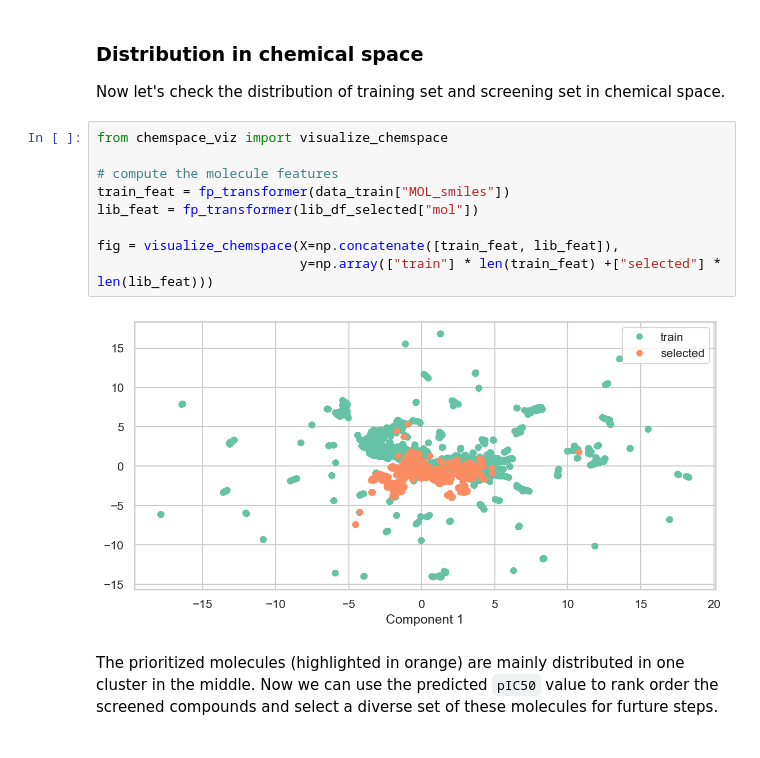
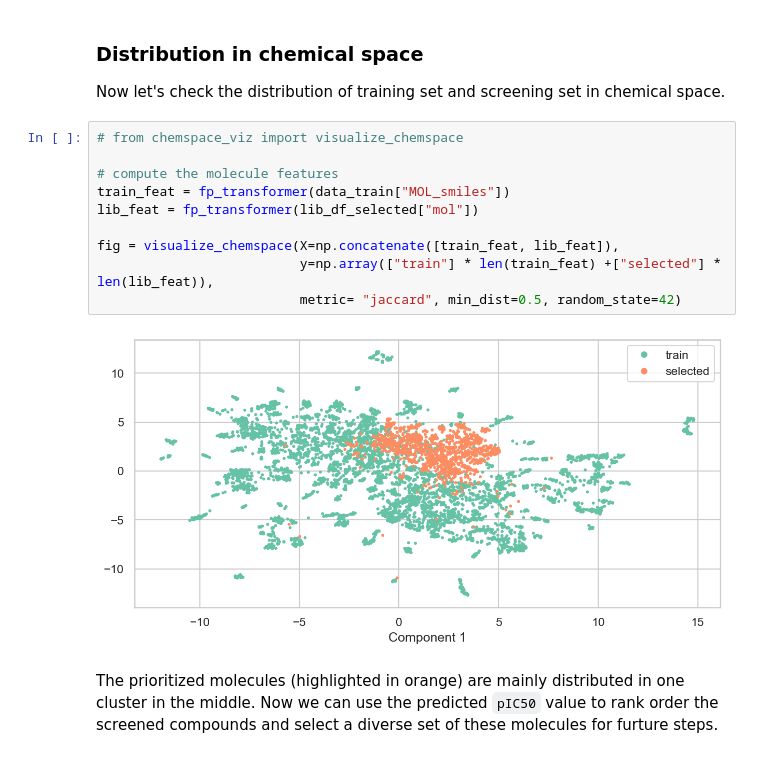
Before and after one commit to valence-labs/mtl_summer_school_2024, a Jupyter notebook: Lab1/01_lab1_code.ipynb, the cells around one changed output. Cells and saved outputs as stored; diff of their text form.

```diff
--- a/Lab1/01_lab1_code.ipynb
+++ b/Lab1/01_lab1_code.ipynb
@@ -735,16 +750,17 @@ len(lib_df_selected)
 ### Distribution in chemical space
 Now let's check the distribution of training set and screening set in chemical space.
 # %%
-from chemspace_viz import visualize_chemspace
+# from chemspace_viz import visualize_chemspace
 
 # compute the molecule features
 train_feat = fp_transformer(data_train["MOL_smiles"])
 lib_feat = fp_transformer(lib_df_selected["mol"])
 
 fig = visualize_chemspace(X=np.concatenate([train_feat, lib_feat]),
-                          y=np.array(["train"] * len(train_feat) +["selected"] * len(lib_feat)))
+                          y=np.array(["train"] * len(train_feat) +["selected"] * len(lib_feat)),
+                          metric= "jaccard", min_dist=0.5, random_state=42)
 # %% [output]
-[figure, old version]
+[figure, new version]
 # %% [markdown]
 The prioritized molecules (highlighted in orange) are mainly distributed in one cluster in the middle. Now we can use the predicted `pIC50` value to rank order the screened compounds and select a diverse set of these molecules for furture steps.
 # %% [markdown]
```
Also changed, not shown: parts of 29 cells of this notebook, 3 other files.
